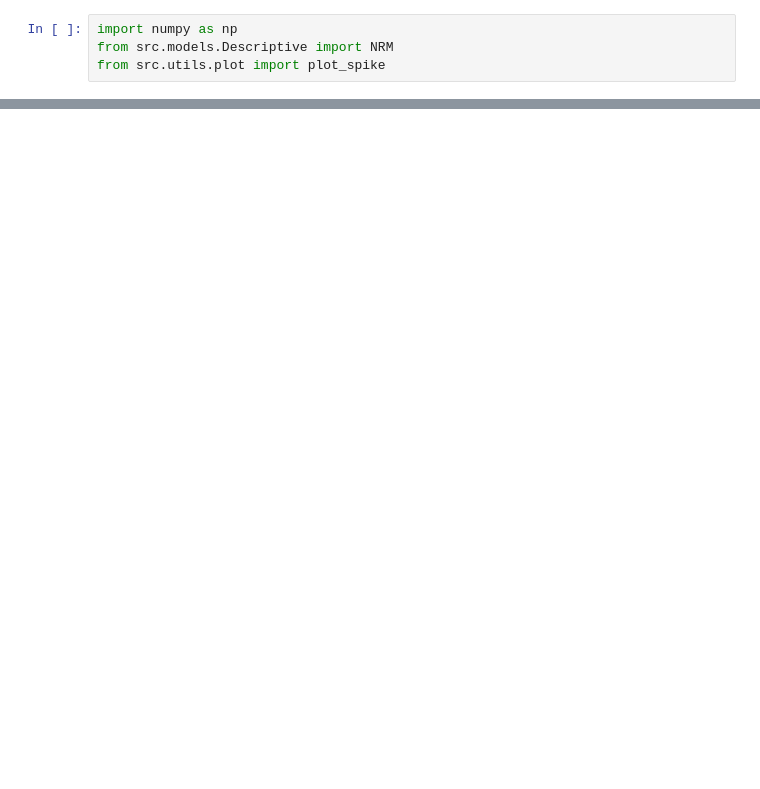
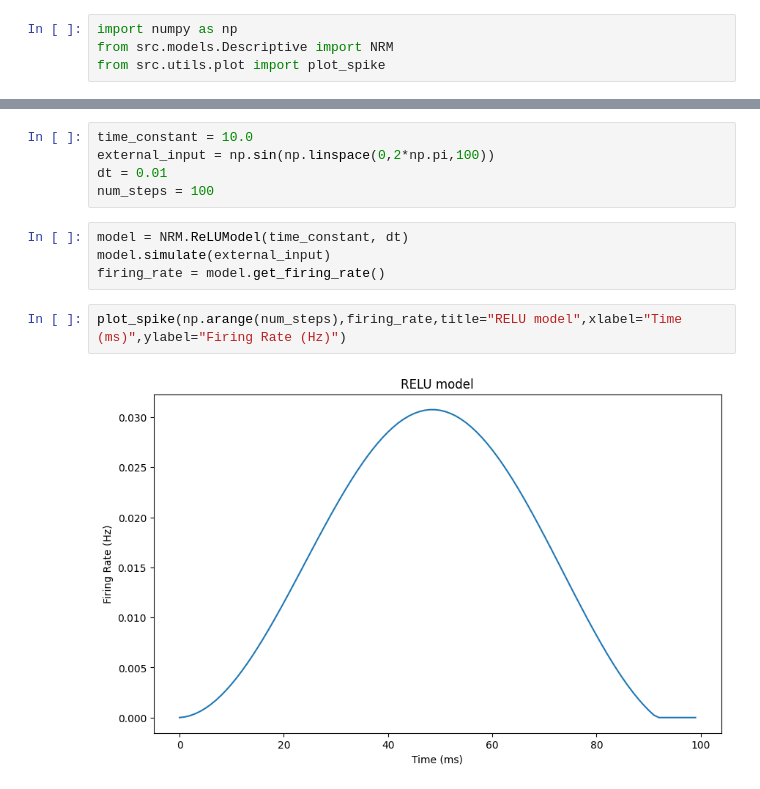
Before and after one commit to Da4kek/CNM, a Jupyter notebook: NRM_.ipynb, the cells around one changed output, grey strips where cells are left out. Drawn from its saved outputs; the diff is of its cells as text; blank space fills up the shorter version.

Commit message:
Update example, added RELU

```diff
--- a/NRM_.ipynb
+++ b/NRM_.ipynb
@@ -15,0 +16,13 @@ plot_spike(np.arange(epochs),firing_rates,title="Neural Response Model",xlabel="
+# %%
+time_constant = 10.0
+external_input = np.sin(np.linspace(0,2*np.pi,100))
+dt = 0.01
+num_steps = 100
+# %%
+model = NRM.ReLUModel(time_constant, dt)
+model.simulate(external_input)
+firing_rate = model.get_firing_rate()
+# %%
+plot_spike(np.arange(num_steps),firing_rate,title="RELU model",xlabel="Time (ms)",ylabel="Firing Rate (Hz)")
+# %% [output]
+[figure, added]
```
Also changed, not shown: parts of 1 cell of this notebook, 1 other file.
